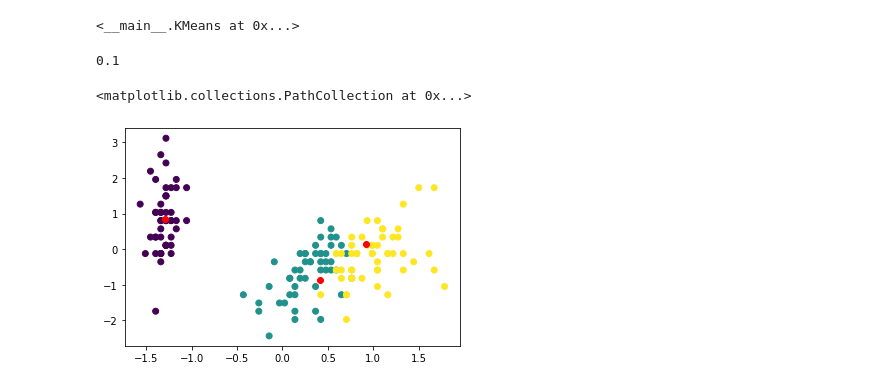
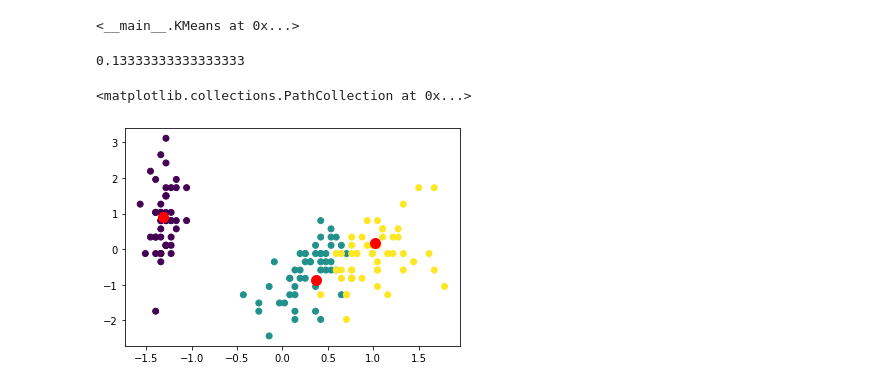
Before and after one commit to Romario-Stankovic/MachineLearningModels, a Jupyter notebook: exam.ipynb, the cells around one changed output. Drawn from its saved outputs; the diff is of its cells as text; code cells hidden in the pictures.

```diff
--- a/exam.ipynb
+++ b/exam.ipynb
@@ -397,6 +418,7 @@ class KMeans:
         self.max_iterations = max_iterations
         self.n_clusters = n_clusters
         self.centroids = None
+        self.history = []
 
     # Calculate the distance between two points
     def distance(self, a : np.ndarray, b : np.ndarray):
@@ -410,10 +432,10 @@ class KMeans:
         return x[indices]
 
     # Assign each sample to the closest centroid
-    def assign_to_centroid(self, x : np.ndarray, centroids : np.ndarray):
+    def assign_to_centroid(self, x : np.ndarray):
 
         # Calculate the euclidean distance between each sample and each centroid
-        distances = np.sqrt(((x - centroids[:, np.newaxis])**2).sum(axis=2))
+        distances = np.sqrt(((x - self.centroids[:, np.newaxis])**2).sum(axis=2))
         # Find the closest centroid for each sample
         clusters = np.argmin(distances, axis=0)
         # Return an array which contains the closest centroid index for each sample
@@ -449,10 +471,12 @@ class KMeans:
 
         for _ in range(self.max_iterations):
 
+            self.history.append(self.centroids)
+
             # Save the previous assignments
             prev_assignments = np.copy(self.assignments)
             # Assign each sample to the closest centroid
-            self.assignments = self.assign_to_centroid(x, self.centroids)
+            self.assignments = self.assign_to_centroid(x)
             # Update the centroids
             self.centroids = self.update_centroids(x, self.assignments)
 
@@ -463,7 +487,7 @@ class KMeans:
         return self
 
     def predict(self, x : np.ndarray):
-        return self.assign_to_centroid(x, self.centroids)
+        return self.assign_to_centroid(x)
 # %%
 csv = np.loadtxt('iris.csv', delimiter=',', dtype=str)
 columns = csv[0,:]
@@ -492,12 +516,12 @@ y_pred = model.predict(x_test)
 
 print(sum(y_pred == y_test) / len(y_test))
 # %% [output]
-0.1
+0.13333333333333333
 # %%
 centroids = model.centroids
 
 plt.scatter(X[:, 2], X[:, 1], c=Y)
-plt.scatter(centroids[:, 2], centroids[:, 1], c='r')
+plt.scatter(centroids[:, 2], centroids[:, 1], marker='o', s=100, c='r')
 # %% [output]
 <matplotlib.collections.PathCollection at 0x...>
-[figure, old version]
+[figure, new version]
```
Also changed, not shown: parts of 4 cells of this notebook.
